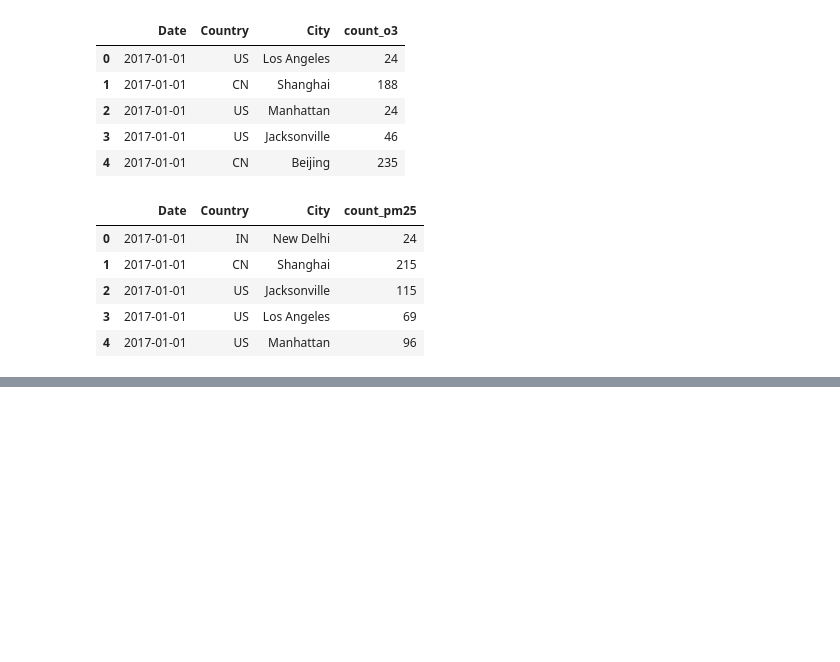
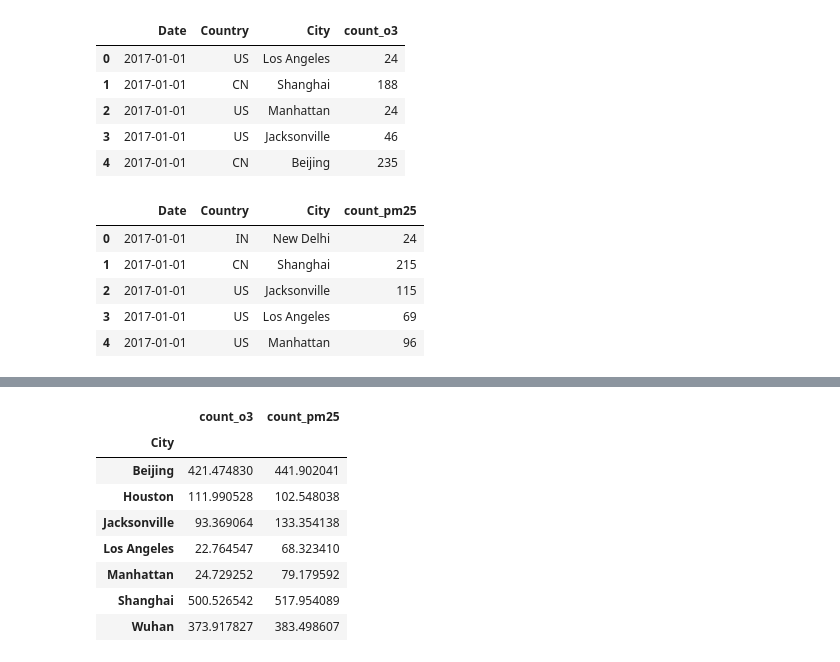
Before and after one commit to shriansh8619/ETL_Project-SQL_python-, a Jupyter notebook: ETL_project.ipynb, the cells around one changed output, grey strips where cells are left out. Cells and saved outputs as stored; diff of their text form; code cells hidden in the pictures; blank space fills up the shorter version.

```diff
--- a/ETL_project.ipynb
+++ b/ETL_project.ipynb
@@ -54,0 +68,12 @@ df2.head()
+# %%
+x
+# %% [output]
+|  | count_o3 | count_pm25 |
+| City |  |  |
+| Beijing | 421.474830 | 441.902041 |
+| Houston | 111.990528 | 102.548038 |
+| Jacksonville | 93.369064 | 133.354138 |
+| Los Angeles | 22.764547 | 68.323410 |
+| Manhattan | 24.729252 | 79.179592 |
+| Shanghai | 500.526542 | 517.954089 |
+| Wuhan | 373.917827 | 383.498607 |
```
Also changed, not shown: parts of 9 cells of this notebook.
